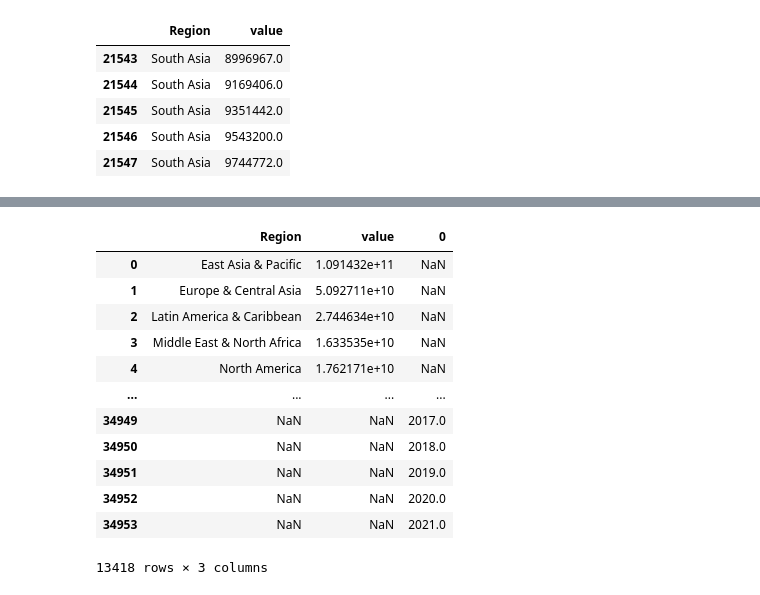
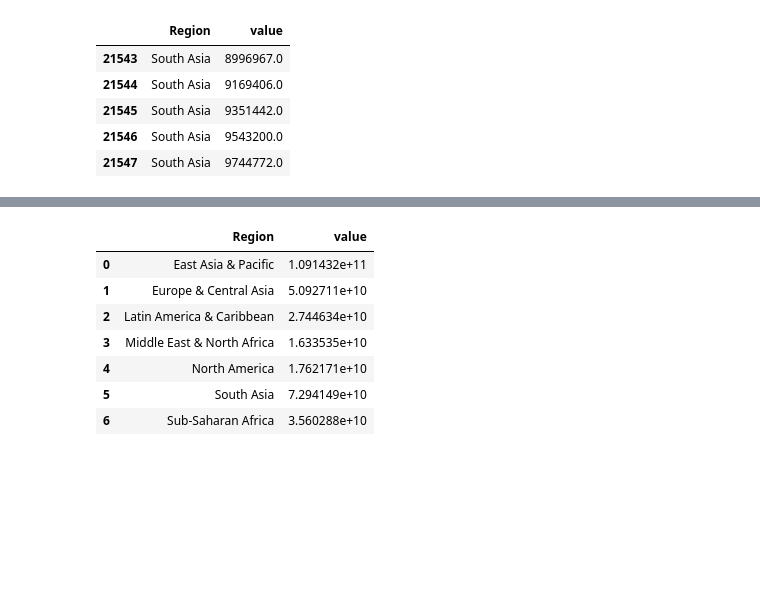
Before and after one commit to lyadav44/data690_fall22, a Jupyter notebook: Assignment_7/Assignment_7_laxmi.ipynb, the cells around one changed output, grey strips where cells are left out. Saved outputs shown, nothing was run; the diff lists cells and outputs as text; code cells hidden in the pictures; blank space fills up the shorter version.

```diff
--- a/Assignment_7/Assignment_7_laxmi.ipynb
+++ b/Assignment_7/Assignment_7_laxmi.ipynb
@@ -297,22 +299,16 @@ df_region_lc.head()
 # %%
 # trying = df_region_lc.groupby('Region')
 # trying.first()
 
 final_df = newdf.groupby(['Region']).sum().reset_index()
-final_df=pd.concat([final_df,df_region_lc['Year']],axis=0)
 final_df
 # %% [output]
-|  | Region | value | 0 |
-| 0 | East Asia & Pacific | 1.091432e+11 | NaN |
-| 1 | Europe & Central Asia | 5.092711e+10 | NaN |
-| 2 | Latin America & Caribbean | 2.744634e+10 | NaN |
-| 3 | Middle East & North Africa | 1.633535e+10 | NaN |
-| 4 | North America | 1.762171e+10 | NaN |
-| ... | ... | ... | ... |
-| 34949 | NaN | NaN | 2017.0 |
-| 34950 | NaN | NaN | 2018.0 |
-| 34951 | NaN | NaN | 2019.0 |
-| 34952 | NaN | NaN | 2020.0 |
-| 34953 | NaN | NaN | 2021.0 |
+|  | Region | value |
+| 0 | East Asia & Pacific | 1.091432e+11 |
+| 1 | Europe & Central Asia | 5.092711e+10 |
+| 2 | Latin America & Caribbean | 2.744634e+10 |
+| 3 | Middle East & North Africa | 1.633535e+10 |
+| 4 | North America | 1.762171e+10 |
+| 5 | South Asia | 7.294149e+10 |
+| 6 | Sub-Saharan Africa | 3.560288e+10 |
-13418 rows × 3 columns
 # %%
```
Also changed, not shown: parts of 2 cells of this notebook.
